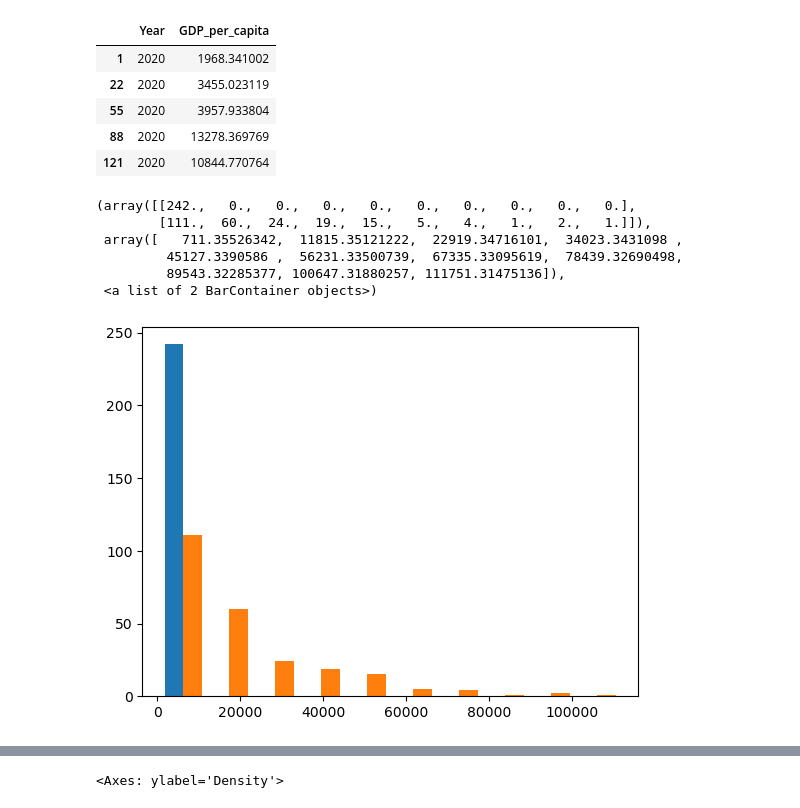
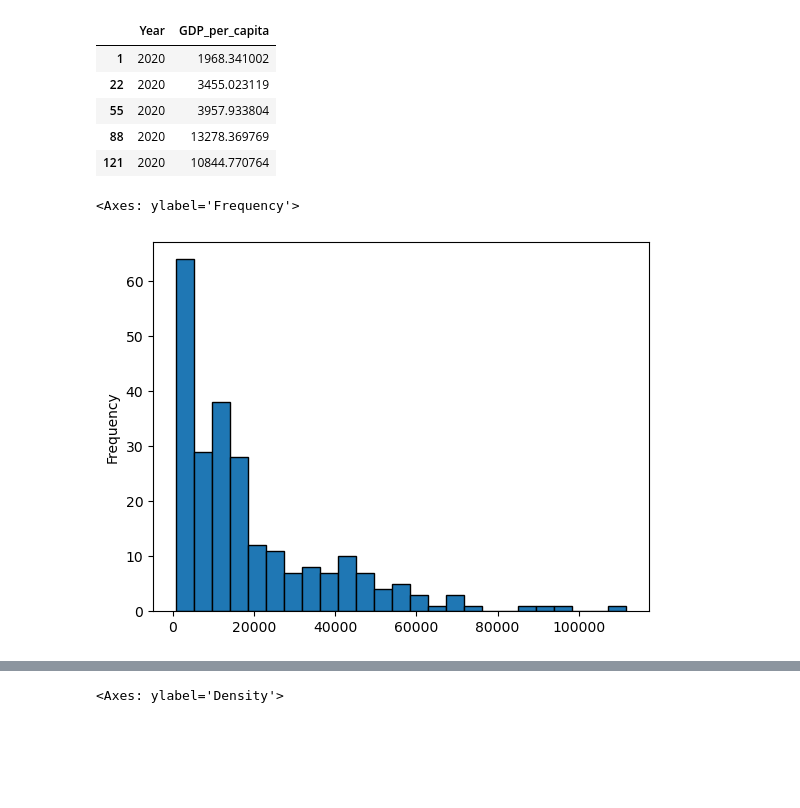
Before and after one commit to NSS-Data-Analytics-Cohort-11/undata-KohanaD, a Jupyter notebook: notebook/UN_Da11_Kohana_v2.ipynb, the cells around one changed output, grey strips where cells are left out. Saved outputs shown, nothing was run; the diff lists cells and outputs as text; code cells hidden in the pictures; blank space fills up the shorter version.

```diff
--- a/notebook/UN_Da11_Kohana_v2.ipynb
+++ b/notebook/UN_Da11_Kohana_v2.ipynb
@@ -130,12 +160,7 @@ gdp_2020.head()
 | 88 | 2020 | 13278.369769 |
 | 121 | 2020 | 10844.770764 |
 # %%
-plt.hist(gdp_2020)
+gdp_2020['GDP_per_capita'].plot(kind = 'hist',edgecolor = 'black', bins = 25)
 # %% [output]
-(array([[242.,   0.,   0.,   0.,   0.,   0.,   0.,   0.,   0.,   0.],
-        [111.,  60.,  24.,  19.,  15.,   5.,   4.,   1.,   2.,   1.]]),
- array([   711.35526342,  11815.35121222,  22919.34716101,  34023.3431098 ,
-         45127.3390586 ,  56231.33500739,  67335.33095619,  78439.32690498,
-         89543.32285377, 100647.31880257, 111751.31475136]),
- <a list of 2 BarContainer objects>)
+<Axes: ylabel='Frequency'>
-[figure, old version]
+[figure, new version]
```
Also changed, not shown: parts of 34 cells of this notebook.
